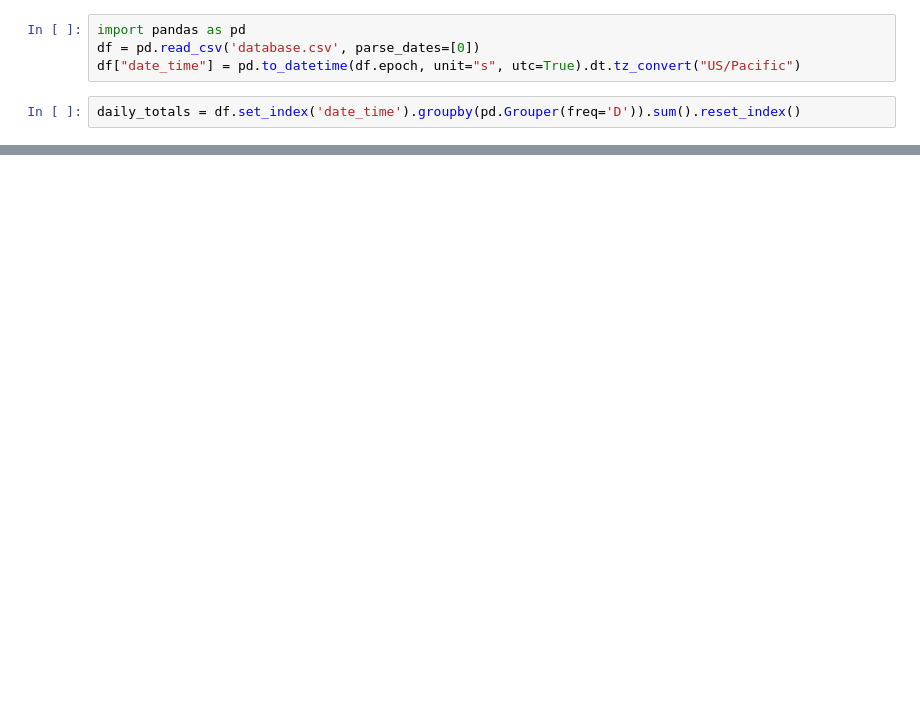
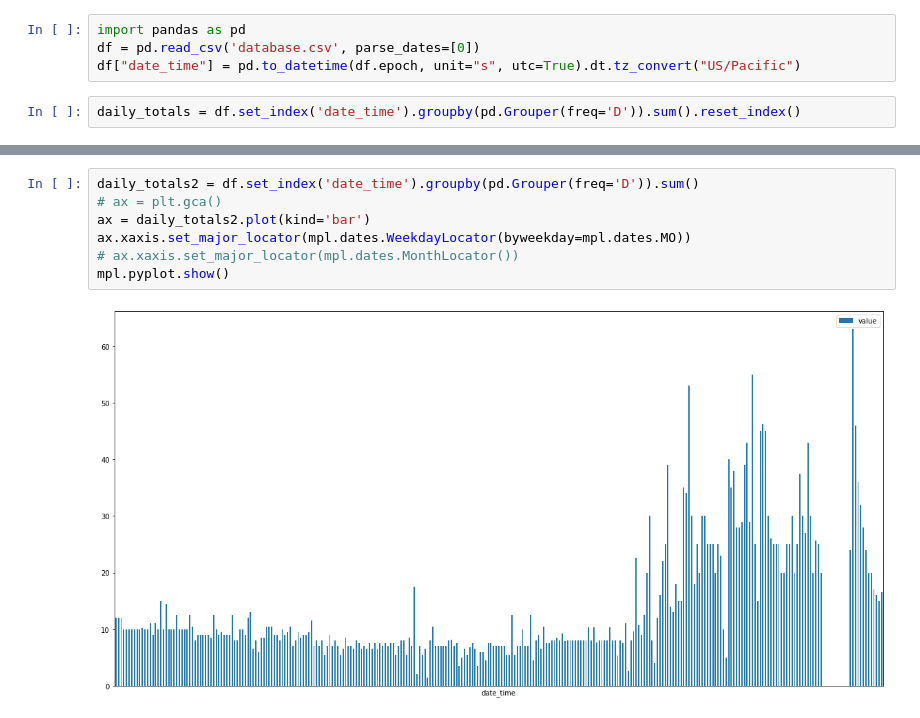
Before and after one commit to Douglas-Klos/daily_sums, a Jupyter notebook: daily_totals.ipynb, the cells around one changed output, grey strips where cells are left out. Saved outputs shown, nothing was run; the diff lists cells and outputs as text; blank space fills up the shorter version.

```diff
--- a/daily_totals.ipynb
+++ b/daily_totals.ipynb
@@ -25,0 +57,9 @@ daily_totals.plot(kind='bar', x='date_time', y='value', figsize=(20,10))
+# %%
+daily_totals2 = df.set_index('date_time').groupby(pd.Grouper(freq='D')).sum()
+# ax = plt.gca()
+ax = daily_totals2.plot(kind='bar')
+ax.xaxis.set_major_locator(mpl.dates.WeekdayLocator(byweekday=mpl.dates.MO))
+# ax.xaxis.set_major_locator(mpl.dates.MonthLocator())
+mpl.pyplot.show()
+# %% [output]
+[figure, added]
```
Also changed, not shown: parts of 8 cells of this notebook, 6 other files.
